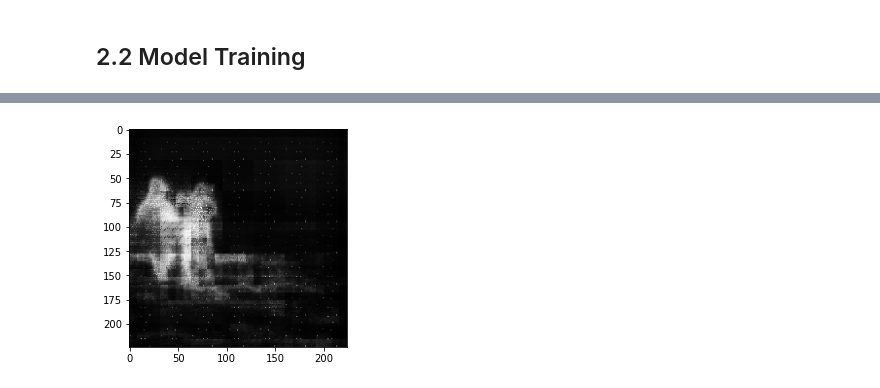
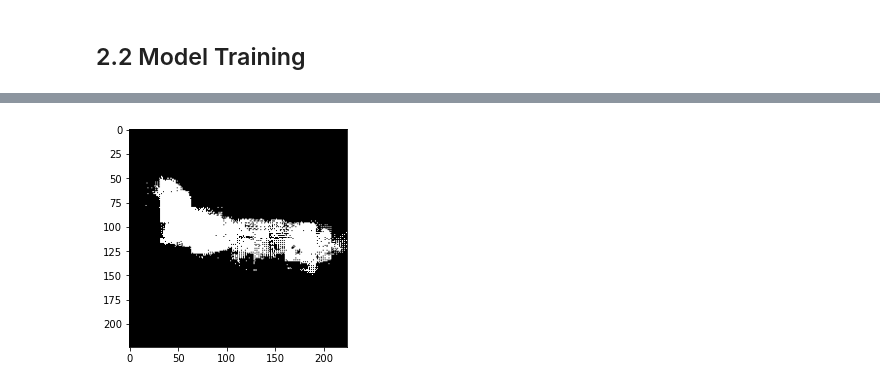
Before and after one commit to AdarshShah/Image-Segmentation, a Jupyter notebook: Image_Segmentation.ipynb, the cells around one changed output, grey strips where cells are left out. Drawn from its saved outputs; the diff is of its cells as text; code cells hidden in the pictures.

```diff
--- a/Image_Segmentation.ipynb
+++ b/Image_Segmentation.ipynb
@@ -218,7 +273,7 @@ xtrain = tf.convert_to_tensor(xtrain)
 # %%
 ytrain = list()
 for filename in train_files['2007_000032']:
-  image = imread(f'./aip/TrainVal/VOCdevkit/VOC2011/SegmentationClass/{filename}.png')
+  image = imread(f'{path}/TrainVal/VOCdevkit/VOC2011/SegmentationClass/{filename}.png')
   image = resize(image[:,:,0],(224,224))
   image = np.where(image>0,1,0)
   ytrain.append(image)
@@ -229,7 +284,7 @@ Validation Data Preparation
 # %%
 xVal = list()
 for filename in trainval_files['2007_000032']:
-  image = resize(img_as_float(imread(f'./aip/TrainVal/VOCdevkit/VOC2011/JPEGImages/{filename}.jpg')),(224,224))
+  image = resize(img_as_float(imread(f'{path}/TrainVal/VOCdevkit/VOC2011/JPEGImages/{filename}.jpg')),(224,224))
   xVal.append(image)
 
 xVal = tf.convert_to_tensor(xVal)
@@ -236,7 +293,7 @@ xVal = tf.convert_to_tensor(xVal)
 # %%
 yVal = list()
 for filename in trainval_files['2007_000032']:
-  image = imread(f'./aip/TrainVal/VOCdevkit/VOC2011/SegmentationClass/{filename}.png')
+  image = imread(f'{path}/TrainVal/VOCdevkit/VOC2011/SegmentationClass/{filename}.png')
   image = resize(image[:,:,0],(224,224))
   image = np.where(image>0,1,0)
   yVal.append(image)
@@ -281,8 +362,8 @@ plt.clf()
 # %%
 out = fcn.predict(x=np.reshape(image,(-1,224,224,3)))
 out = np.reshape(out,(224,224))
+out = np.round(out)
+plt.imshow(out,'gray')
+plt.show()
+# %% [output]
+[figure, added]
-# %%
-plt.imshow(out,'gray')
-plt.show()
-# %% [output]
-[figure, removed]
```
Also changed, not shown: parts of 39 cells of this notebook.
